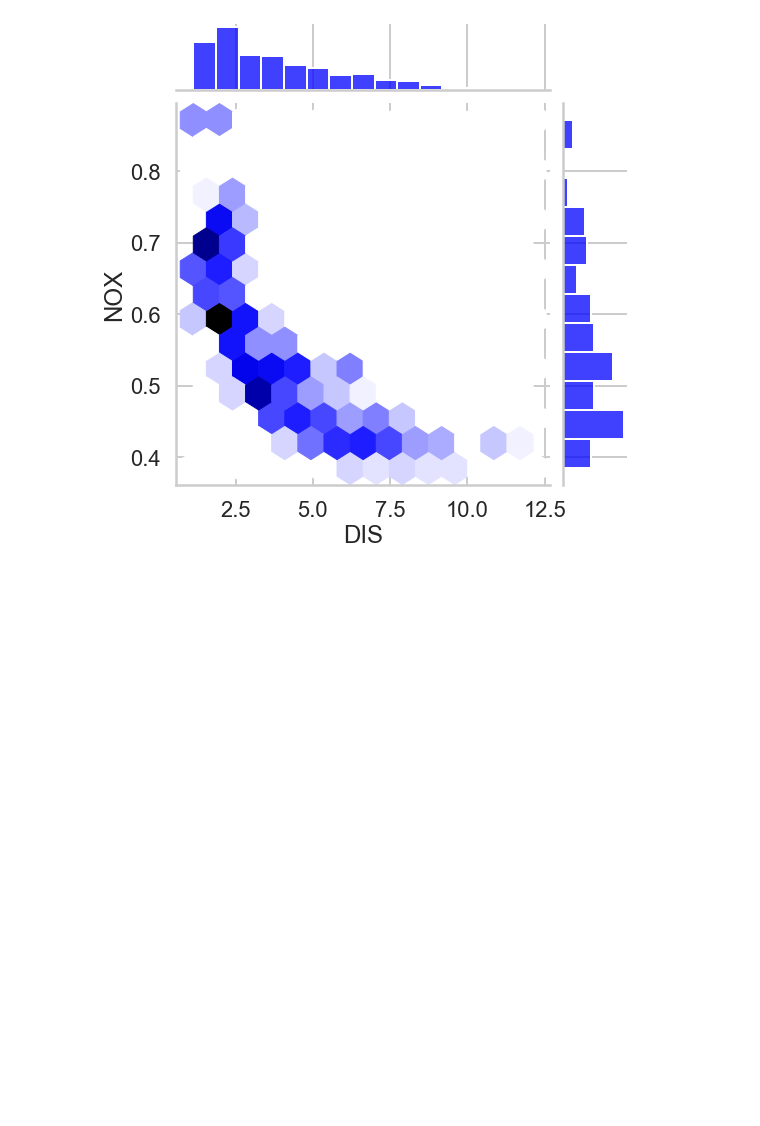
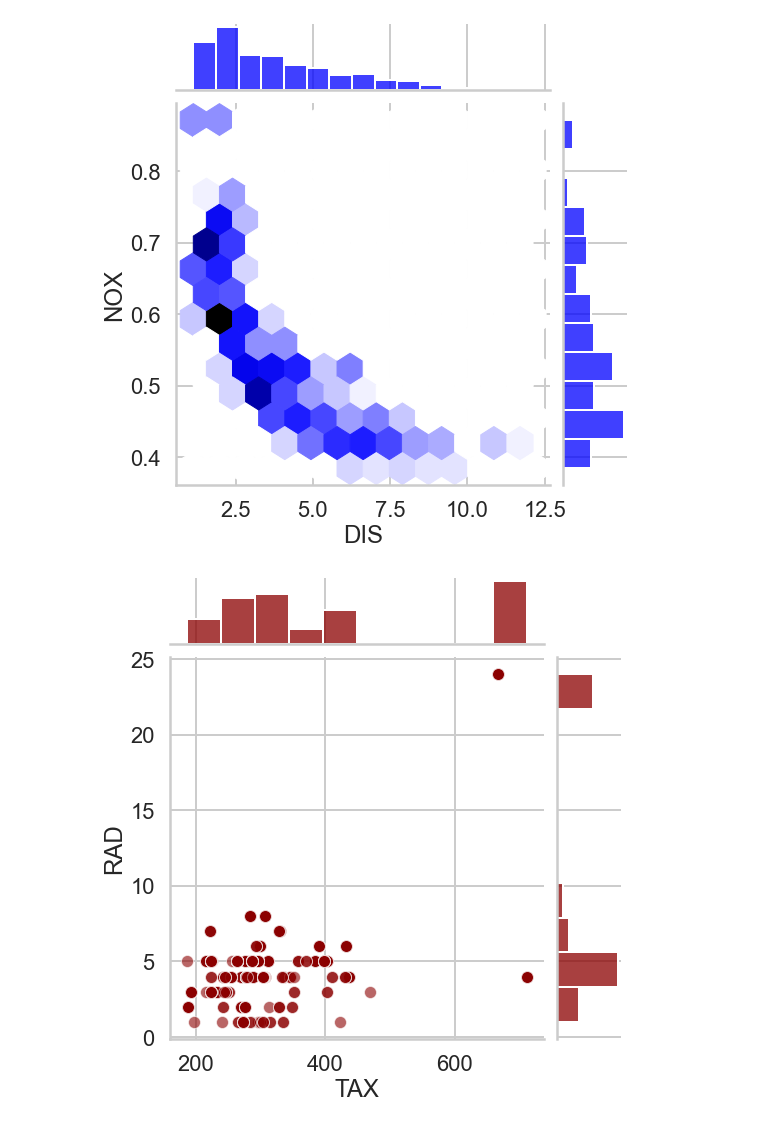
Before and after one commit to syedfaiqueali/Data-Science-And-Machine-Learning-Bootcamp, a Jupyter notebook: 3. Predict House Prices with Multivariable Linear Regression/01. Multivariable Regression.ipynb, the cells around one changed output. Saved outputs shown, nothing was run; the diff lists cells and outputs as text; code cells hidden in the pictures; blank space fills up the shorter version.

Commit message:
Working with seaborn pairplots

```diff
--- a/3. Predict House Prices with Multivariable Linear Regression/01. Multivariable Regression.ipynb
+++ b/3. Predict House Prices with Multivariable Linear Regression/01. Multivariable Regression.ipynb
@@ -446,3 +446,14 @@ sns.jointplot(x=data['DIS'], y=data['NOX'], kind='hex', height=8, color='blue')
 plt.show()
 # %% [output]
 [figure]
+# %%
+# Plotting scatter plot using seaborn
+
+sns.set()  #Reset to default styling
+sns.set_context('poster')  #content themes
+sns.set_style('whitegrid')
+
+sns.jointplot(x=data['TAX'], y=data['RAD'], height=8, color='darkred', joint_kws={'alpha': 0.6})
+plt.show()
+# %% [output]
+[figure, added]
```
Also changed, not shown: parts of 5 cells of this notebook.
